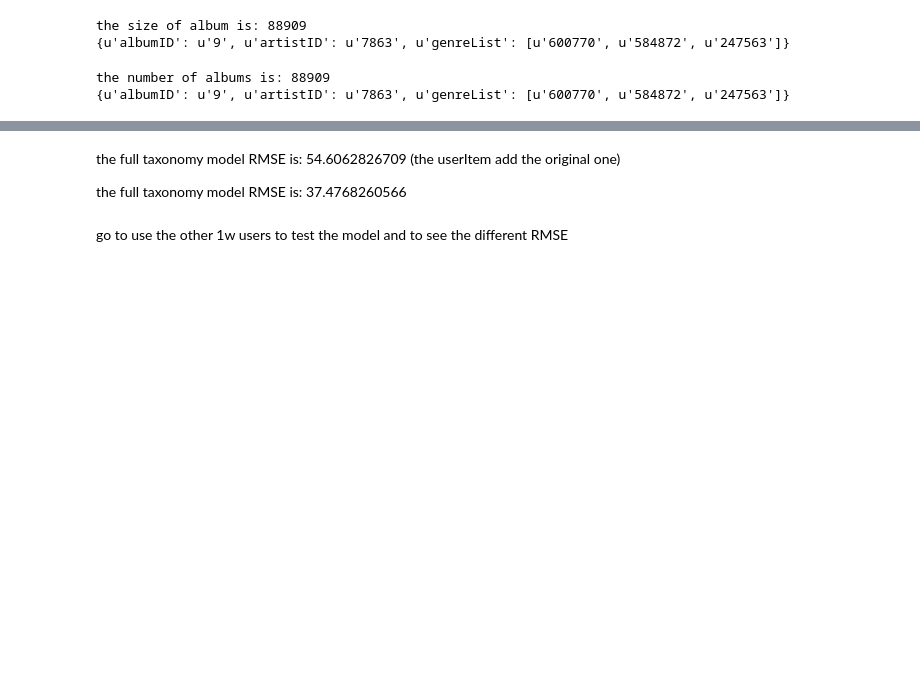
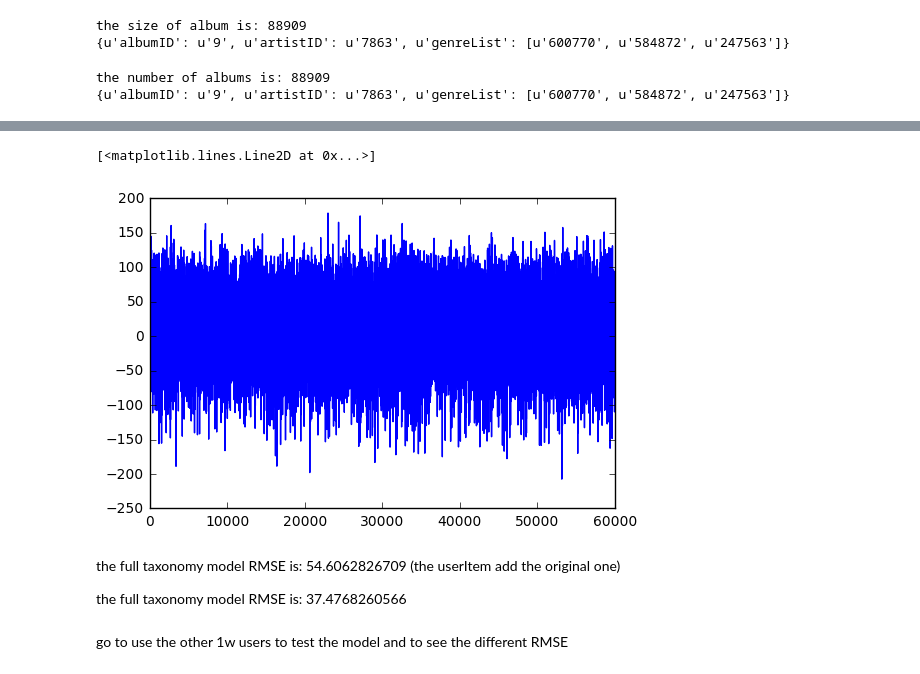
Before and after one commit to moli73/Music-Recommender, a Jupyter notebook: biasModelCode.ipynb, the cells around one changed output, grey strips where cells are left out. Cells and saved outputs as stored; diff of their text form; code cells hidden in the pictures; blank space fills up the shorter version.

```diff
--- a/biasModelCode.ipynb
+++ b/biasModelCode.ipynb
@@ -374,7 +430,7 @@ def userTaxBias(userID):
     sumArtistRate = 0
     sumGenreRate = 0
 
-    review = trainDatas[int(userID)]#since the ID of users is continuous
+    review = trainDatas[int(userID) - 30000]#since the ID of users is continuous
     for rating in review['ratings']:
         itemID = rating['itemID']
         score = float(rating['rating'])
@@ -449,4 +506,13 @@ the full taxonomy model RMSE is: 37.4768260566
 the number of views in test data is: 60000
+# %%
+%matplotlib inline
+import matplotlib.pyplot as plt
+x = range(len(errors))
+y = errors
+plt.plot(x, y)
+# %% [output]
+[<matplotlib.lines.Line2D at 0x...>]
+[figure, added]
 # %% [markdown]
 the full taxonomy model RMSE is: 54.6062826709 (the userItem add the original one)
 
```
Also changed, not shown: parts of 34 cells of this notebook.
